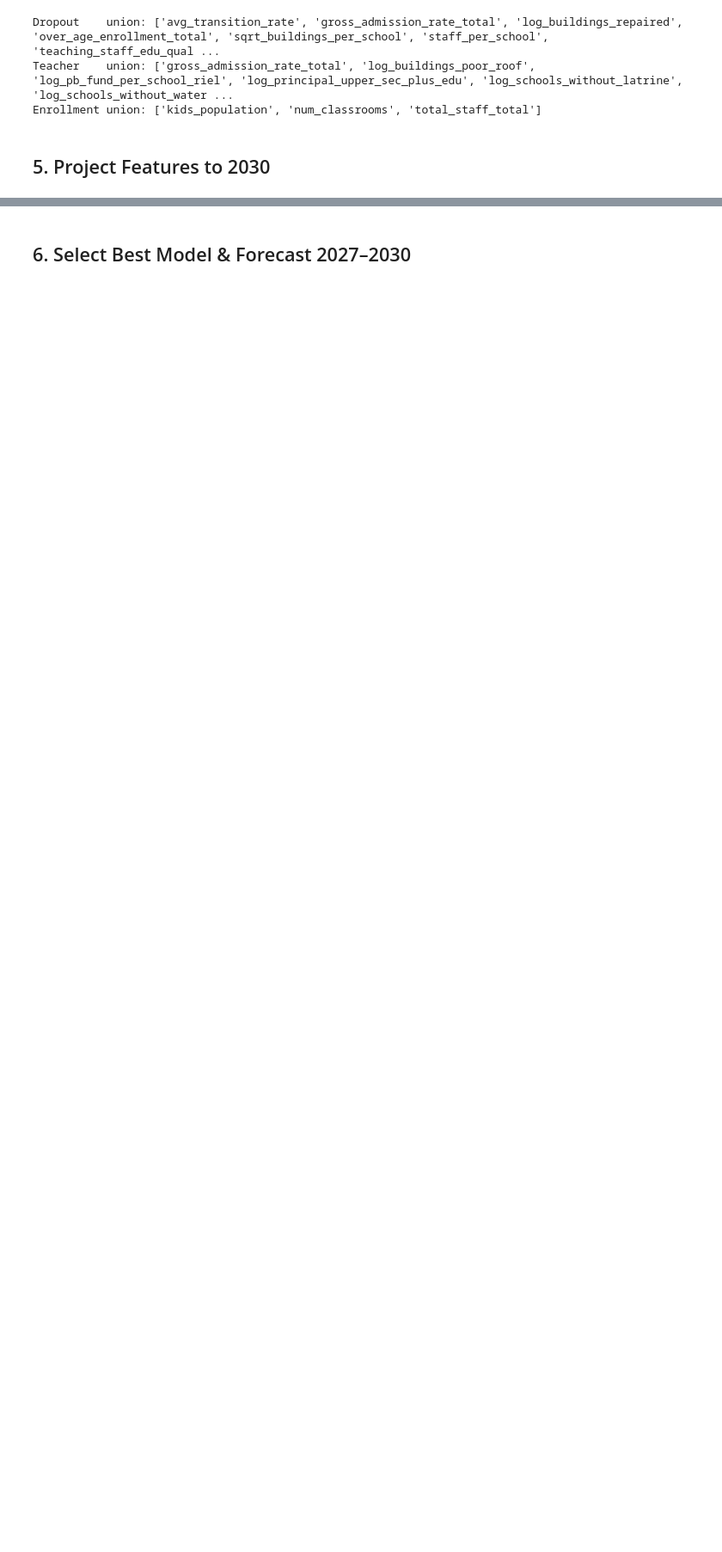
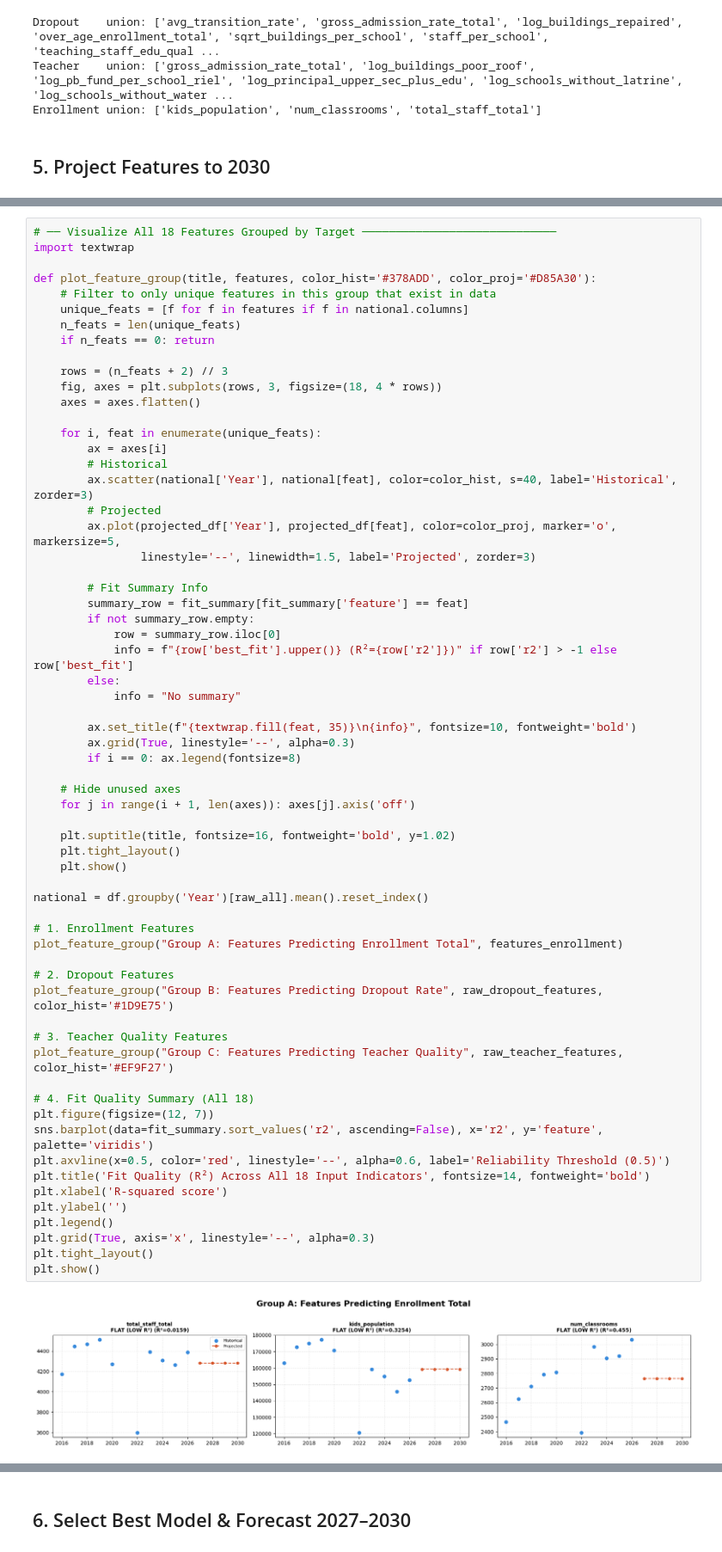
Before and after one commit to i-eat-tea/MINI_PROJECT_AMS_B_GROUP3, a Jupyter notebook: notebooks/02_modelling.ipynb, the cells around one changed output, grey strips where cells are left out. Shown at 86% size. Saved outputs shown, nothing was run; the diff lists cells and outputs as text; blank space fills up the shorter version.

```diff
--- a/notebooks/02_modelling.ipynb
+++ b/notebooks/02_modelling.ipynb
@@ -367,0 +368,65 @@ print(projected_df.to_string(index=False))
+# %%
+# ── Visualize All 18 Features Grouped by Target ─────────────────────────────
+import textwrap
+
+def plot_feature_group(title, features, color_hist='#378ADD', color_proj='#D85A30'):
+    # Filter to only unique features in this group that exist in data
+    unique_feats = [f for f in features if f in national.columns]
+    n_feats = len(unique_feats)
+    if n_feats == 0: return
+
+    rows = (n_feats + 2) // 3
+    fig, axes = plt.subplots(rows, 3, figsize=(18, 4 * rows))
+    axes = axes.flatten()
+
+    for i, feat in enumerate(unique_feats):
+        ax = axes[i]
+        # Historical
+        ax.scatter(national['Year'], national[feat], color=color_hist, s=40, label='Historical', zorder=3)
+        # Projected
+        ax.plot(projected_df['Year'], projected_df[feat], color=color_proj, marker='o', markersize=5,
+                linestyle='--', linewidth=1.5, label='Projected', zorder=3)
+
+        # Fit Summary Info
+        summary_row = fit_summary[fit_summary['feature'] == feat]
+        if not summary_row.empty:
+            row = summary_row.iloc[0]
+            info = f"{row['best_fit'].upper()} (R²={row['r2']})" if row['r2'] > -1 else row['best_fit']
+        else:
+            info = "No summary"
+
+        ax.set_title(f"{textwrap.fill(feat, 35)}\n{info}", fontsize=10, fontweight='bold')
+        ax.grid(True, linestyle='--', alpha=0.3)
+        if i == 0: ax.legend(fontsize=8)
+
+    # Hide unused axes
+    for j in range(i + 1, len(axes)): axes[j].axis('off')
+
+    plt.suptitle(title, fontsize=16, fontweight='bold', y=1.02)
+    plt.tight_layout()
+    plt.show()
+
+national = df.groupby('Year')[raw_all].mean().reset_index()
+
+# 1. Enrollment Features
+plot_feature_group("Group A: Features Predicting Enrollment Total", features_enrollment)
+
+# 2. Dropout Features
+plot_feature_group("Group B: Features Predicting Dropout Rate", raw_dropout_features, color_hist='#1D9E75')
+
+# 3. Teacher Quality Features
+plot_feature_group("Group C: Features Predicting Teacher Quality", raw_teacher_features, color_hist='#EF9F27')
+
+# 4. Fit Quality Summary (All 18)
+plt.figure(figsize=(12, 7))
+sns.barplot(data=fit_summary.sort_values('r2', ascending=False), x='r2', y='feature', palette='viridis')
+plt.axvline(x=0.5, color='red', linestyle='--', alpha=0.6, label='Reliability Threshold (0.5)')
+plt.title('Fit Quality (R²) Across All 18 Input Indicators', fontsize=14, fontweight='bold')
+plt.xlabel('R-squared score')
+plt.ylabel('')
+plt.legend()
+plt.grid(True, axis='x', linestyle='--', alpha=0.3)
+plt.tight_layout()
+plt.show()
+# %% [output]
+[figure, added]
```
Also changed, not shown: parts of 4 cells of this notebook, 1 other file.
